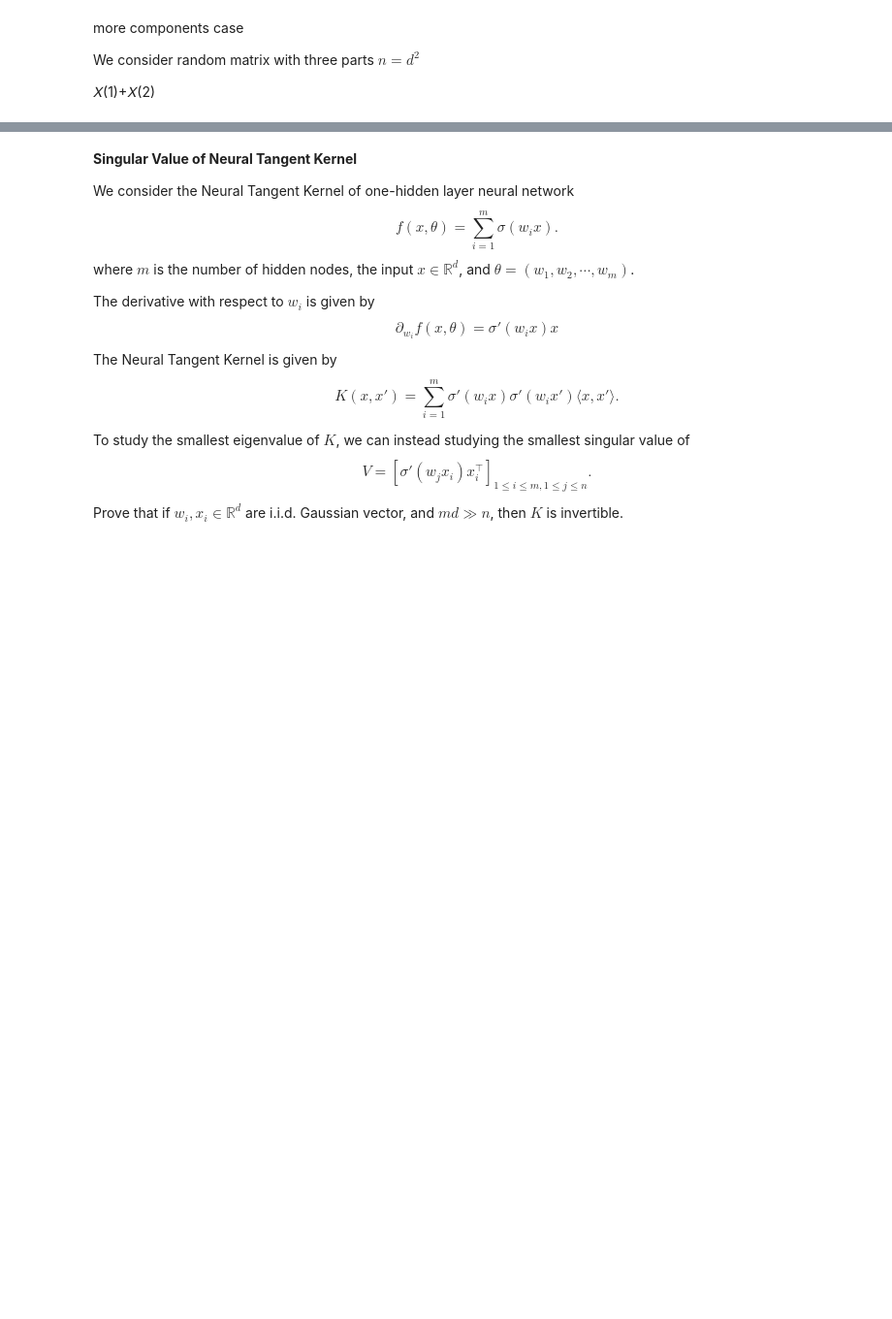
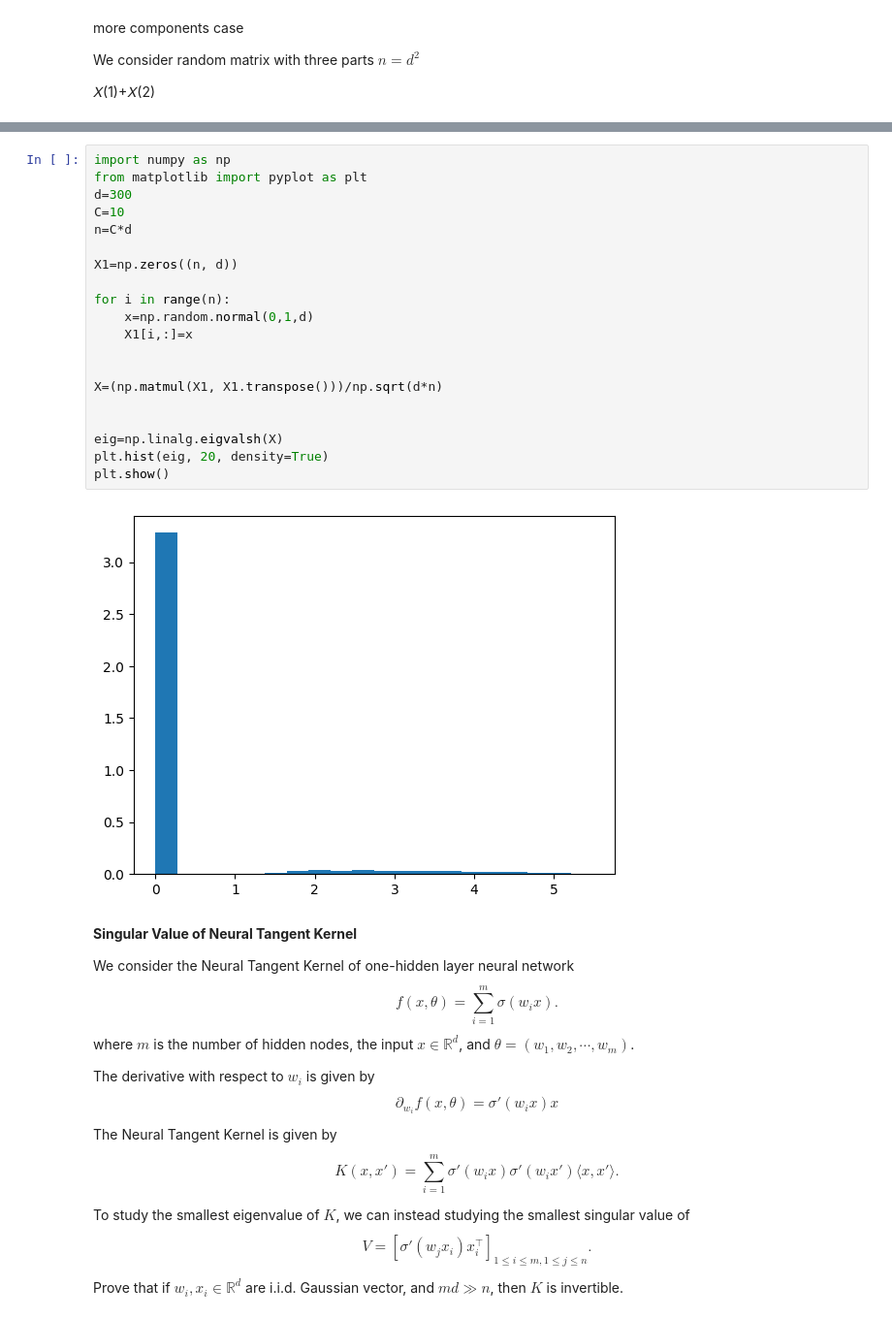
Before and after one commit to jiaoyang/Kernel-Matrix, a Jupyter notebook: Random_matrix_with_correlated_entries.ipynb, the cells around one changed output, grey strips where cells are left out. Shown: that part at 97% size. Drawn from its saved outputs; the diff is of its cells as text; blank space fills up the shorter version.

```diff
--- a/Random_matrix_with_correlated_entries.ipynb
+++ b/Random_matrix_with_correlated_entries.ipynb
@@ -127,3 +156,25 @@ plt.show()
+# %%
+import numpy as np
+from matplotlib import pyplot as plt
+d=300
+C=10
+n=C*d
+
+X1=np.zeros((n, d))
+
+for i in range(n):
+    x=np.random.normal(0,1,d)
+    X1[i,:]=x
+
+
+X=(np.matmul(X1, X1.transpose()))/np.sqrt(d*n)
+
+
+eig=np.linalg.eigvalsh(X)
+plt.hist(eig, 20, density=True)
+plt.show()
+# %% [output]
+[figure, added]
 # %% [markdown]
 **Singular Value of Neural Tangent Kernel**
 
```
Also changed, not shown: parts of 6 cells of this notebook.
